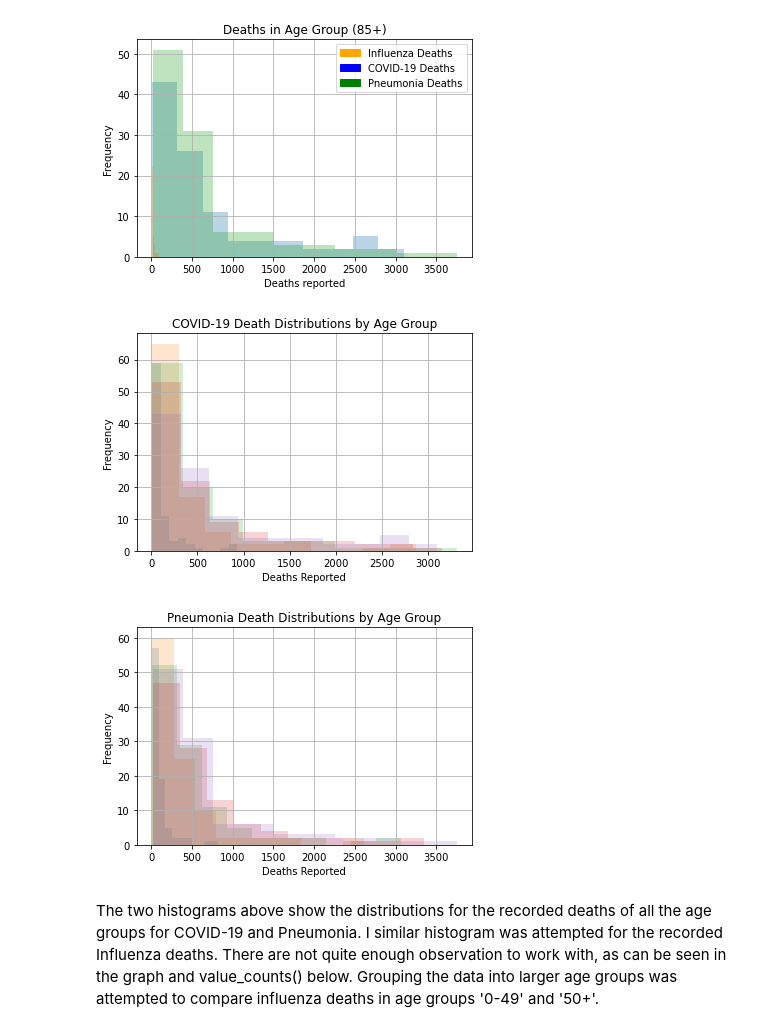
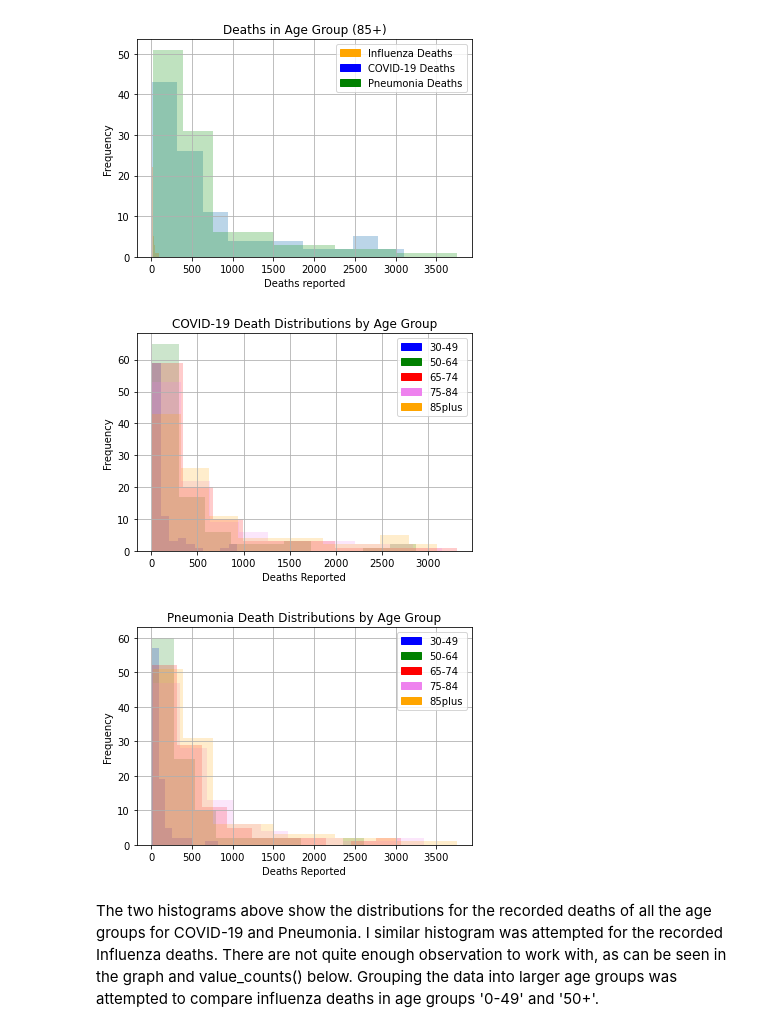
Before and after one commit to Ninjaneer1/COVID-19_Deaths_USA, a Jupyter notebook: COVID-19_Deaths_Analysis_Draft_2.ipynb, the cells around one changed output. Saved outputs shown, nothing was run; the diff lists cells and outputs as text; code cells hidden in the pictures.

```diff
--- a/COVID-19_Deaths_Analysis_Draft_2.ipynb
+++ b/COVID-19_Deaths_Analysis_Draft_2.ipynb
@@ -576,28 +576,42 @@ Pneumonia: DescribeResult(nobs=106, minmax=(16.0, 3749.0), mean=637.056603773584
 Influenza: DescribeResult(nobs=49, minmax=(10.0, 89.0), mean=24.26530612244898, variance=287.65731292517006, skewness=2.130862368093722, kurtosis=4.606706810245419)
 [figure]
 # %%
-df_30_49_covid['COVID-19 Deaths'].hist(alpha = 0.2)
-df_50_64_covid['COVID-19 Deaths'].hist(alpha = 0.2)
-df_65_74_covid['COVID-19 Deaths'].hist(alpha = 0.2)
-df_75_84_covid['COVID-19 Deaths'].hist(alpha = 0.2)
-df_85plus_covid['COVID-19 Deaths'].hist(alpha = 0.2)
+df_30_49_covid['COVID-19 Deaths'].hist(color = 'blue', alpha = 0.2)
+df_50_64_covid['COVID-19 Deaths'].hist(color = 'green', alpha = 0.2)
+df_65_74_covid['COVID-19 Deaths'].hist(color = 'red', alpha = 0.2)
+df_75_84_covid['COVID-19 Deaths'].hist(color = 'violet', alpha = 0.2)
+df_85plus_covid['COVID-19 Deaths'].hist(color = 'orange', alpha = 0.2)
+
+orange_patch = mpatches.Patch(color='orange', label='85plus')
+blue_patch = mpatches.Patch(color='blue', label='30-49')
+green_patch = mpatches.Patch(color='green', label='50-64')
+violet_patch = mpatches.Patch(color='violet', label='75-84')
+red_patch = mpatches.Patch(color='red', label='65-74')
+plt.legend(handles = [blue_patch, green_patch,red_patch, violet_patch, orange_patch])
+
 plt.title("COVID-19 Death Distributions by Age Group")
 plt.ylabel('Frequency')
 plt.xlabel('Deaths Reported')
 plt.show()
 
-df_30_49_pneu['Pneumonia Deaths'].hist(alpha = 0.2)
-df_50_64_pneu['Pneumonia Deaths'].hist(alpha = 0.2)
-df_65_74_pneu['Pneumonia Deaths'].hist(alpha = 0.2)
-df_75_84_pneu['Pneumonia Deaths'].hist(alpha = 0.2)
-df_85plus_pneu['Pneumonia Deaths'].hist(alpha = 0.2)
+df_30_49_pneu['Pneumonia Deaths'].hist(color = 'blue', alpha = 0.2)
+df_50_64_pneu['Pneumonia Deaths'].hist(color = 'green', alpha = 0.2)
+df_65_74_pneu['Pneumonia Deaths'].hist(color = 'red', alpha = 0.2)
+df_75_84_pneu['Pneumonia Deaths'].hist(color = 'violet', alpha = 0.2)
+df_85plus_pneu['Pneumonia Deaths'].hist(color = 'orange', alpha = 0.2)
 plt.title("Pneumonia Death Distributions by Age Group")
 plt.ylabel('Frequency')
 plt.xlabel('Deaths Reported')
+orange_patch = mpatches.Patch(color='orange', label='85plus')
+blue_patch = mpatches.Patch(color='blue', label='30-49')
+green_patch = mpatches.Patch(color='green', label='50-64')
+violet_patch = mpatches.Patch(color='violet', label='75-84')
+red_patch = mpatches.Patch(color='red', label='65-74')
+plt.legend(handles = [blue_patch, green_patch,red_patch, violet_patch, orange_patch])
 plt.show()
 # %% [output]
-[figure, old version]
+[figure, new version]
-[figure, old version]
+[figure, new version]
 # %% [markdown]
 The two histograms above show the distributions for the recorded deaths of all the age groups for COVID-19 and Pneumonia. I similar histogram was attempted for the recorded Influenza deaths. There are not quite enough observation to work with, as can be seen in the graph and value_counts() below. Grouping the data into larger age groups was attempted to compare influenza deaths in age groups '0-49' and '50+'.
 # %%
```
Also changed, not shown: 2 other files.
